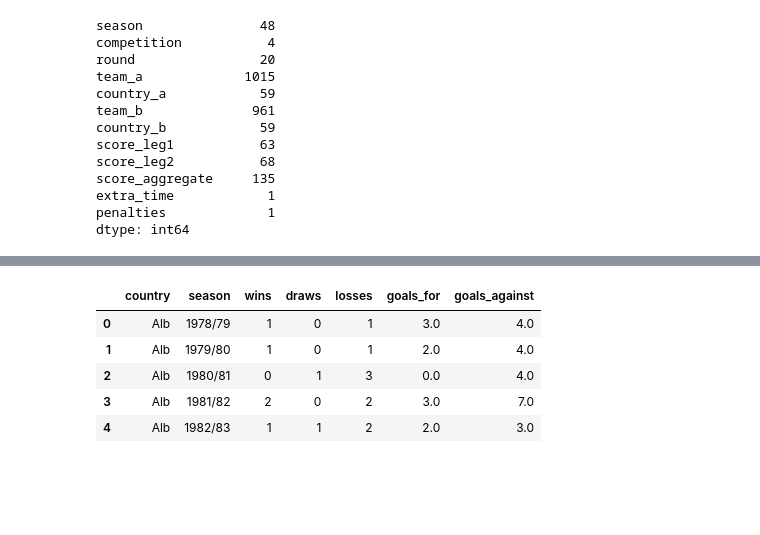
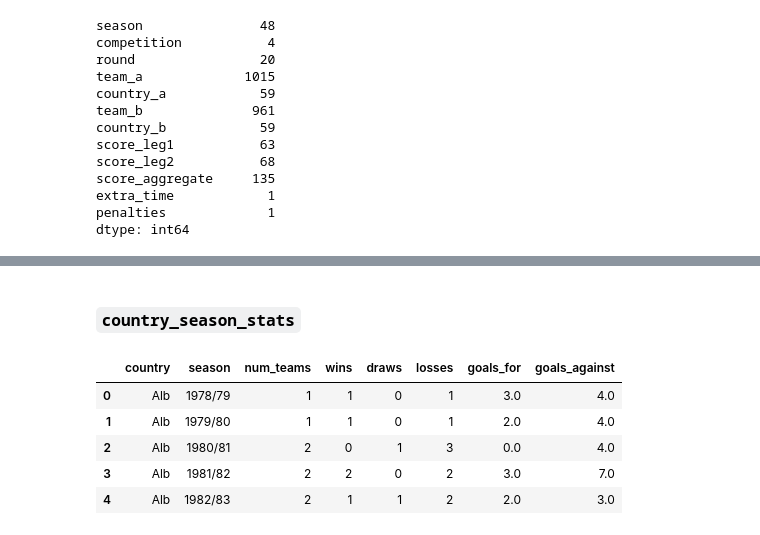
Before and after one commit to pacoraggio/Italian-Football-Clubs-Analysis, a Jupyter notebook: notebooks/data_wrangling.ipynb, the cells around one changed output, grey strips where cells are left out. Drawn from its saved outputs; the diff is of its cells as text; code cells hidden in the pictures; blank space fills up the shorter version.

```diff
--- a/notebooks/data_wrangling.ipynb
+++ b/notebooks/data_wrangling.ipynb
@@ -101,0 +102,3 @@ raw_data[raw_data['team_a'] == 'Napoli']
+# %%
+raw_data['score_leg2'] = raw_data['score_leg2'].fillna('No Match')
+raw_data['score_leg2'].head()
@@ -102,3 +282,5 @@ raw_data[raw_data['team_a'] == 'Napoli']
+# %% [markdown]
+### `country_season_stats`
 # %%
 def country_season_stats(df: pd.DataFrame) -> pd.DataFrame:
     """Compute per-country season stats for every team from that country.
@@ -109,11 +291,14 @@ def country_season_stats(df: pd.DataFrame) -> pd.DataFrame:
     Returns a DataFrame with columns:
       - country
       - season
+      - num_teams: Number of unique teams from that country that played in that season
       - wins
       - draws
       - losses
       - goals_for
       - goals_against
+
+    For countries that did not participate in a season, all numerical columns are filled with 0.
 
     Args:
         df: Raw data frame with columns ['season', 'team_a', 'team_b', 'country_a', 'country_b', 'score_leg1', 'score_leg2'].
@@ -160,37 +345,48 @@ def country_season_stats(df: pd.DataFrame) -> pd.DataFrame:
     # Leg 1: score_leg1 = team_a_goals - team_b_goals
     leg1_team_a = _expand_leg(df, "score_leg1", "team_a", "team_b", "country_a", reverse_score=False)
     leg1_team_b = _expand_leg(df, "score_leg1", "team_b", "team_a", "country_b", reverse_score=True)
 
     # Leg 2: score_leg2 = team_a_goals - team_b_goals (same format as leg1)
     leg2_team_a = _expand_leg(df, "score_leg2", "team_a", "team_b", "country_a", reverse_score=False)
     leg2_team_b = _expand_leg(df, "score_leg2", "team_b", "team_a", "country_b", reverse_score=True)
 
     matches = pd.concat([leg1_team_a, leg1_team_b, leg2_team_a, leg2_team_b], ignore_index=True, sort=False)
 
     matches = matches.dropna(subset=["goals_for", "goals_against"])
 
     stats = (
         matches.groupby(["country", "season"])
         .agg(
+            num_teams=("team", "nunique"),
             wins=("result", lambda s: (s == "W").sum()),
             draws=("result", lambda s: (s == "D").sum()),
             losses=("result", lambda s: (s == "L").sum()),
             goals_for=("goals_for", "sum"),
             goals_against=("goals_against", "sum"),
         )
         .reset_index()
     )
 
+    # Create a complete index with all country-season combinations
+    all_countries = stats["country"].unique()
+    all_seasons = stats["season"].unique()
+    complete_index = pd.MultiIndex.from_product(
+        [sorted(all_countries), sorted(all_seasons)],
+        names=["country", "season"]
+    )
+
+    # Reindex to include all combinations, filling missing ones with 0
+    stats = stats.set_index(["country", "season"]).reindex(complete_index, fill_value=0).reset_index()
+
     return stats
-
 
 # Example usage:
 country_stats = country_season_stats(raw_data)
 country_stats.head()
 # %% [output]
-|  | country | season | wins | draws | losses | goals_for | goals_against |
-| 0 | Alb | 1978/79 | 1 | 0 | 1 | 3.0 | 4.0 |
-| 1 | Alb | 1979/80 | 1 | 0 | 1 | 2.0 | 4.0 |
-| 2 | Alb | 1980/81 | 0 | 1 | 3 | 0.0 | 4.0 |
-| 3 | Alb | 1981/82 | 2 | 0 | 2 | 3.0 | 7.0 |
-| 4 | Alb | 1982/83 | 1 | 1 | 2 | 2.0 | 3.0 |
+|  | country | season | num_teams | wins | draws | losses | goals_for | goals_against |
+| 0 | Alb | 1978/79 | 1 | 1 | 0 | 1 | 3.0 | 4.0 |
+| 1 | Alb | 1979/80 | 1 | 1 | 0 | 1 | 2.0 | 4.0 |
+| 2 | Alb | 1980/81 | 2 | 0 | 1 | 3 | 0.0 | 4.0 |
+| 3 | Alb | 1981/82 | 2 | 2 | 0 | 2 | 3.0 | 7.0 |
+| 4 | Alb | 1982/83 | 2 | 1 | 1 | 2 | 2.0 | 3.0 |
```
Also changed, not shown: parts of 39 cells of this notebook.
